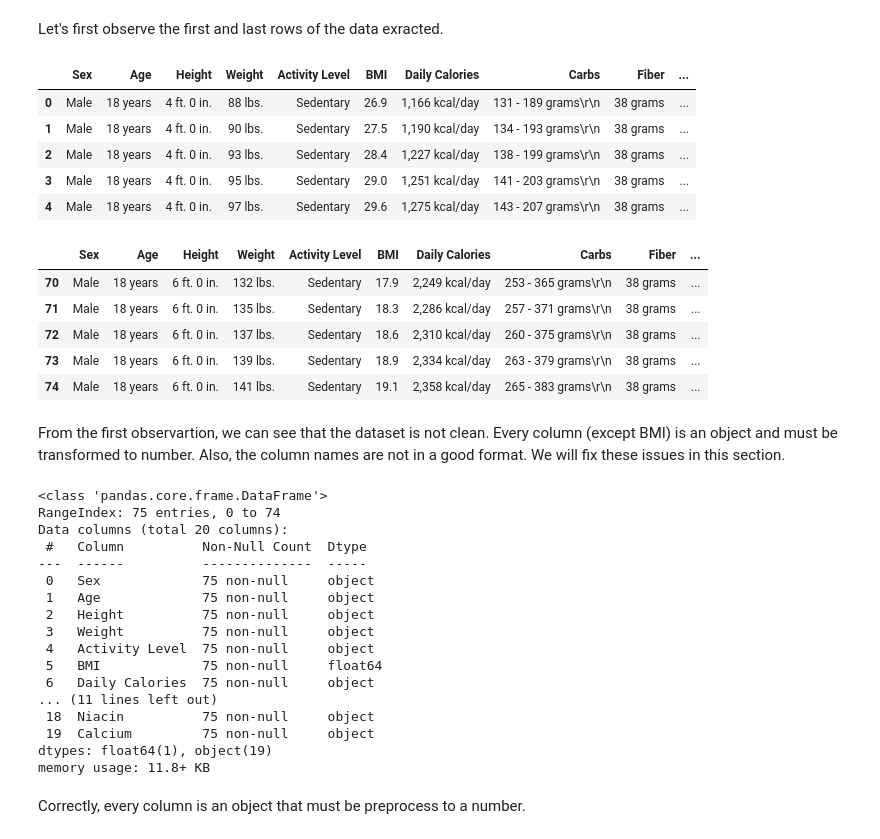
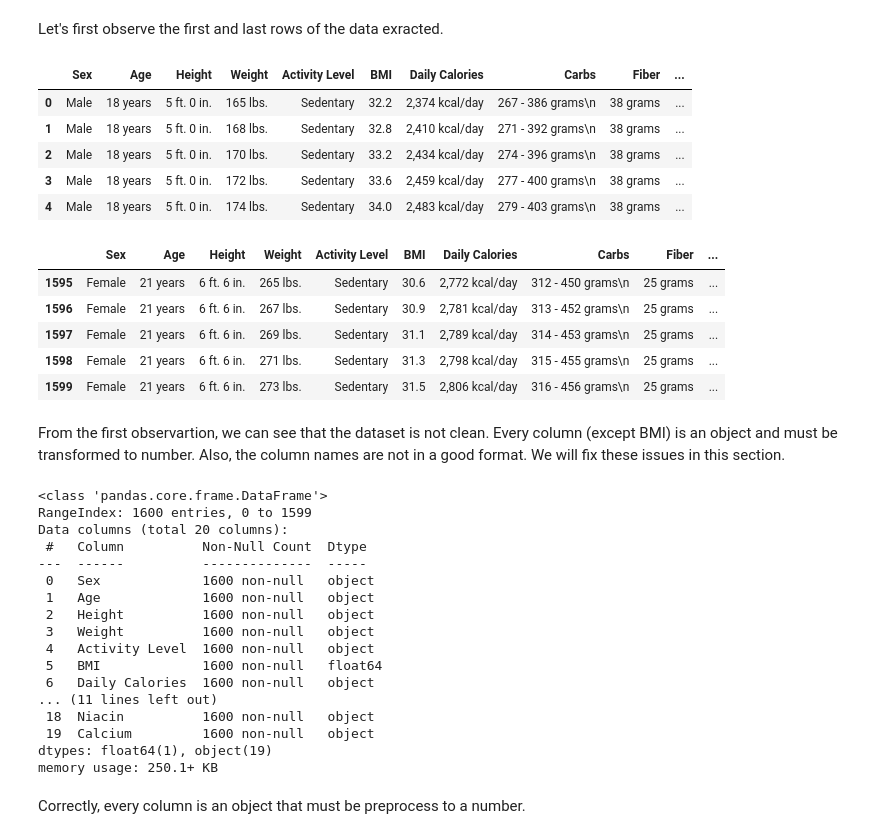
Before and after one commit to Fowthy/MacroAI, a Jupyter notebook: datapreprocessing.ipynb, the cells around one changed output. Saved outputs shown, nothing was run; the diff lists cells and outputs as text; code cells hidden in the pictures.

```diff
--- a/datapreprocessing.ipynb
+++ b/datapreprocessing.ipynb
@@ -10,46 +10,46 @@ pd.set_option('display.max_columns', None)
 # %% [markdown]
 Let's first observe the first and last rows of the data exracted.
 # %%
-df = pd.read_csv('recommended_nutrition.csv')
+df = pd.read_csv('recommended_nutrition_full.csv')
 df.head(5)
 # %% [output]
 |  | Sex | Age | Height | Weight | Activity Level | BMI | Daily Calories | Carbs | Fiber | ... |
-| 0 | Male | 18 years | 4 ft. 0 in. | 88 lbs. | Sedentary | 26.9 | 1,166 kcal/day | 131 - 189 grams\r\n | 38 grams | ... |
-| 1 | Male | 18 years | 4 ft. 0 in. | 90 lbs. | Sedentary | 27.5 | 1,190 kcal/day | 134 - 193 grams\r\n | 38 grams | ... |
-| 2 | Male | 18 years | 4 ft. 0 in. | 93 lbs. | Sedentary | 28.4 | 1,227 kcal/day | 138 - 199 grams\r\n | 38 grams | ... |
-| 3 | Male | 18 years | 4 ft. 0 in. | 95 lbs. | Sedentary | 29.0 | 1,251 kcal/day | 141 - 203 grams\r\n | 38 grams | ... |
-| 4 | Male | 18 years | 4 ft. 0 in. | 97 lbs. | Sedentary | 29.6 | 1,275 kcal/day | 143 - 207 grams\r\n | 38 grams | ... |
+| 0 | Male | 18 years | 5 ft. 0 in. | 165 lbs. | Sedentary | 32.2 | 2,374 kcal/day | 267 - 386 grams\n | 38 grams | ... |
+| 1 | Male | 18 years | 5 ft. 0 in. | 168 lbs. | Sedentary | 32.8 | 2,410 kcal/day | 271 - 392 grams\n | 38 grams | ... |
+| 2 | Male | 18 years | 5 ft. 0 in. | 170 lbs. | Sedentary | 33.2 | 2,434 kcal/day | 274 - 396 grams\n | 38 grams | ... |
+| 3 | Male | 18 years | 5 ft. 0 in. | 172 lbs. | Sedentary | 33.6 | 2,459 kcal/day | 277 - 400 grams\n | 38 grams | ... |
+| 4 | Male | 18 years | 5 ft. 0 in. | 174 lbs. | Sedentary | 34.0 | 2,483 kcal/day | 279 - 403 grams\n | 38 grams | ... |
 # %%
 df.tail(5)
 # %% [output]
 |  | Sex | Age | Height | Weight | Activity Level | BMI | Daily Calories | Carbs | Fiber | ... |
-| 70 | Male | 18 years | 6 ft. 0 in. | 132 lbs. | Sedentary | 17.9 | 2,249 kcal/day | 253 - 365 grams\r\n | 38 grams | ... |
-| 71 | Male | 18 years | 6 ft. 0 in. | 135 lbs. | Sedentary | 18.3 | 2,286 kcal/day | 257 - 371 grams\r\n | 38 grams | ... |
-| 72 | Male | 18 years | 6 ft. 0 in. | 137 lbs. | Sedentary | 18.6 | 2,310 kcal/day | 260 - 375 grams\r\n | 38 grams | ... |
-| 73 | Male | 18 years | 6 ft. 0 in. | 139 lbs. | Sedentary | 18.9 | 2,334 kcal/day | 263 - 379 grams\r\n | 38 grams | ... |
-| 74 | Male | 18 years | 6 ft. 0 in. | 141 lbs. | Sedentary | 19.1 | 2,358 kcal/day | 265 - 383 grams\r\n | 38 grams | ... |
+| 1595 | Female | 21 years | 6 ft. 6 in. | 265 lbs. | Sedentary | 30.6 | 2,772 kcal/day | 312 - 450 grams\n | 25 grams | ... |
+| 1596 | Female | 21 years | 6 ft. 6 in. | 267 lbs. | Sedentary | 30.9 | 2,781 kcal/day | 313 - 452 grams\n | 25 grams | ... |
+| 1597 | Female | 21 years | 6 ft. 6 in. | 269 lbs. | Sedentary | 31.1 | 2,789 kcal/day | 314 - 453 grams\n | 25 grams | ... |
+| 1598 | Female | 21 years | 6 ft. 6 in. | 271 lbs. | Sedentary | 31.3 | 2,798 kcal/day | 315 - 455 grams\n | 25 grams | ... |
+| 1599 | Female | 21 years | 6 ft. 6 in. | 273 lbs. | Sedentary | 31.5 | 2,806 kcal/day | 316 - 456 grams\n | 25 grams | ... |
 # %% [markdown]
 From the first observartion, we can see that the dataset is not clean. Every column (except BMI) is an object and must be transformed to number. Also, the column names are not in a good format. We will fix these issues in this section.
 # %%
 df.info()
 # %% [output]
 <class 'pandas.core.frame.DataFrame'>
-RangeIndex: 75 entries, 0 to 74
+RangeIndex: 1600 entries, 0 to 1599
 Data columns (total 20 columns):
  #   Column          Non-Null Count  Dtype
 ---  ------          --------------  -----
- 0   Sex             75 non-null     object
- 1   Age             75 non-null     object
- 2   Height          75 non-null     object
- 3   Weight          75 non-null     object
- 4   Activity Level  75 non-null     object
- 5   BMI             75 non-null     float64
- 6   Daily Calories  75 non-null     object
+ 0   Sex             1600 non-null   object
+ 1   Age             1600 non-null   object
+ 2   Height          1600 non-null   object
+ 3   Weight          1600 non-null   object
+ 4   Activity Level  1600 non-null   object
+ 5   BMI             1600 non-null   float64
+ 6   Daily Calories  1600 non-null   object
 ... (11 lines left out)
- 18  Niacin          75 non-null     object
- 19  Calcium         75 non-null     object
+ 18  Niacin          1600 non-null   object
+ 19  Calcium         1600 non-null   object
 dtypes: float64(1), object(19)
-memory usage: 11.8+ KB
+memory usage: 250.1+ KB
 # %% [markdown]
 Correctly, every column is an object that must be preprocess to a number.
 # %%
```
Also changed, not shown: parts of 4 cells of this notebook.
